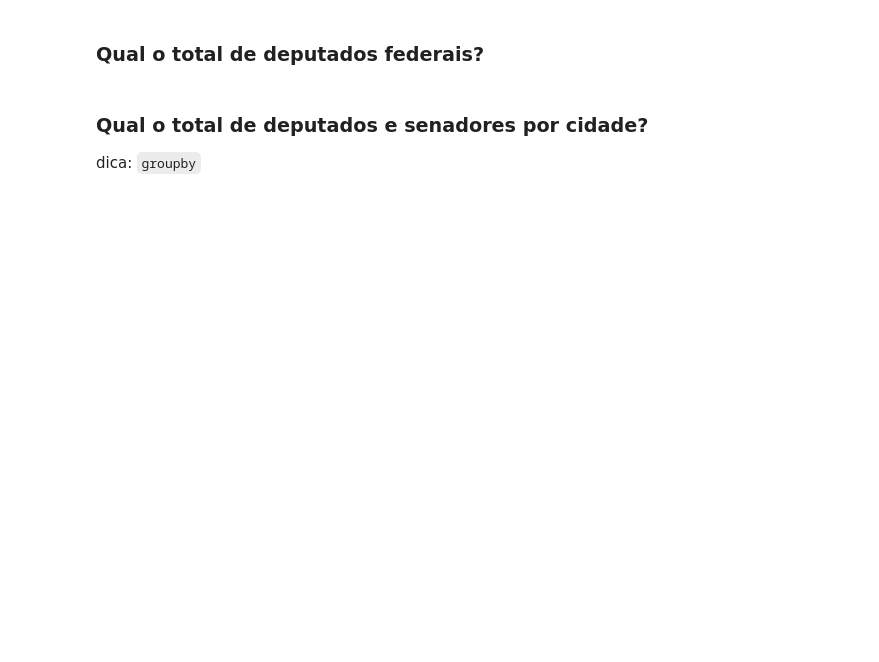
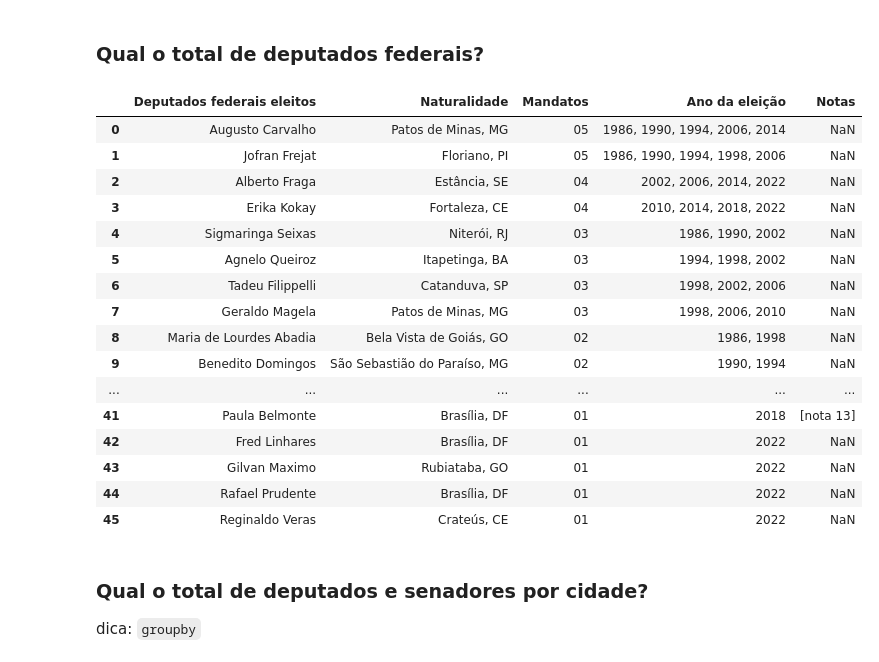
Before and after one commit to educastro/python-inovacao-civica, a Jupyter notebook: semana_4/desafio/desafio2.ipynb, the cells around one changed output. Saved outputs shown, nothing was run; the diff lists cells and outputs as text; code cells hidden in the pictures; blank space fills up the shorter version.

```diff
--- a/semana_4/desafio/desafio2.ipynb
+++ b/semana_4/desafio/desafio2.ipynb
@@ -1,4 +1,13 @@
 # %% [markdown]
 Escolha a página do wikipédia relacionada a lista de parlamentares do seu estado e extraia as tabelas existentes na página.
+# %%
+import pandas as pd
+pd.options.mode.chained_assignment = None  # default='warn'
+
+
+url = "https://pt.wikipedia.org/wiki/Lista_de_parlamentares_do_Distrito_Federal_(Brasil)"
+
+tables = pd.read_html(url)
+pd.set_option('display.max_rows', None)
 # %% [markdown]
 ### Quantas tabelas existem na página?
@@ -7,5 +59,26 @@ Escolha a página do wikipédia relacionada a lista de parlamentares do seu esta
 # %% [markdown]
 ### Qual o total de deputados federais?
+# %%
+deputados_table = tables[1][:-1]
+deputados_table
+# %% [output]
+|  | Deputados federais eleitos | Naturalidade | Mandatos | Ano da eleição | Notas |
+| 0 | Augusto Carvalho | Patos de Minas, MG | 05 | 1986, 1990, 1994, 2006, 2014 | NaN |
+| 1 | Jofran Frejat | Floriano, PI | 05 | 1986, 1990, 1994, 1998, 2006 | NaN |
+| 2 | Alberto Fraga | Estância, SE | 04 | 2002, 2006, 2014, 2022 | NaN |
+| 3 | Erika Kokay | Fortaleza, CE | 04 | 2010, 2014, 2018, 2022 | NaN |
+| 4 | Sigmaringa Seixas | Niterói, RJ | 03 | 1986, 1990, 2002 | NaN |
+| 5 | Agnelo Queiroz | Itapetinga, BA | 03 | 1994, 1998, 2002 | NaN |
+| 6 | Tadeu Filippelli | Catanduva, SP | 03 | 1998, 2002, 2006 | NaN |
+| 7 | Geraldo Magela | Patos de Minas, MG | 03 | 1998, 2006, 2010 | NaN |
+| 8 | Maria de Lourdes Abadia | Bela Vista de Goiás, GO | 02 | 1986, 1998 | NaN |
+| 9 | Benedito Domingos | São Sebastião do Paraíso, MG | 02 | 1990, 1994 | NaN |
+| ... | ... | ... | ... | ... | ... |
+| 41 | Paula Belmonte | Brasília, DF | 01 | 2018 | [nota 13] |
+| 42 | Fred Linhares | Brasília, DF | 01 | 2022 | NaN |
+| 43 | Gilvan Maximo | Rubiataba, GO | 01 | 2022 | NaN |
+| 44 | Rafael Prudente | Brasília, DF | 01 | 2022 | NaN |
+| 45 | Reginaldo Veras | Crateús, CE | 01 | 2022 | NaN |
 # %% [markdown]
 ### Qual o total de deputados e senadores por cidade?
 
```
Also changed, not shown: parts of 6 cells of this notebook.
